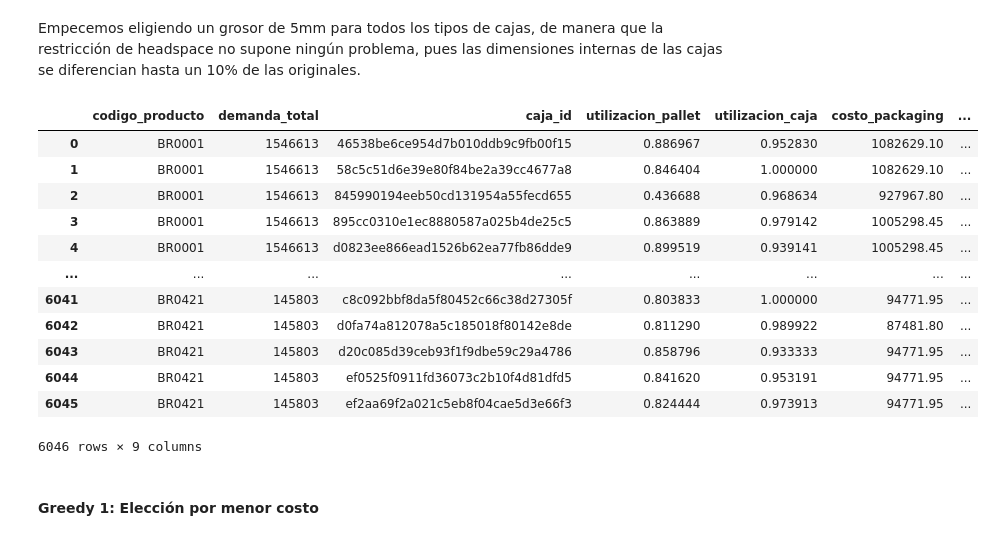
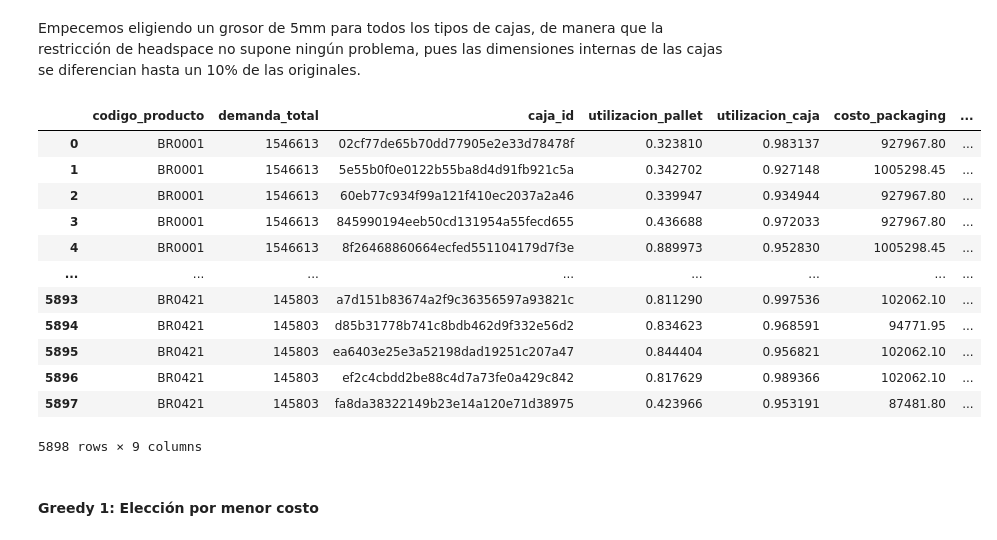
Before and after one commit to demianelnecave/AlixPartners-Competencia-Datos, a Jupyter notebook: 6.greedy.ipynb, the cells around one changed output. Cells and saved outputs as stored; diff of their text form; code cells hidden in the pictures.

Commit message:
arreglo cosas y sumo soluciones

```diff
--- a/6.greedy.ipynb
+++ b/6.greedy.ipynb
@@ -25,7 +25,7 @@ catalogo_productos = pd.read_csv("Datos-finales/catalogo_productos.csv")
 especificaciones_cajas = pd.read_csv("Datos-finales/especificaciones_cajas.csv")
 operaciones_planta = pd.read_csv("Datos-finales/operaciones_planta.csv")
 procurement_cajas = pd.read_csv("Datos-finales/procurement_cajas.csv")
-factibilidad = pd.read_csv("4r.factibilidad.csv")
+factibilidad = pd.read_csv("Factibilidad/factibilidad_5mm.csv")
 # %% [markdown]
 Empecemos guardando los productos y tipos de cajas en listas en el estado actual, para cargarlos luego a las soluciones. Calculamos también las cajas asignables a cada producto en la lista de productos.
 # %%
@@ -104,27 +104,28 @@ def buscar_caja_por_id(id):
 # %%
 solucion_base = Solucion(grosor=5)
 
 for producto in productos:
     for caja_id in producto.cajas_asignables:
         caja = buscar_caja_por_id(caja_id)
-        solucion_base.agregar_asignacion(producto, caja, descuentos=False)
+        asignacion = Asignacion(producto,caja)
+        solucion_base.agregar_asignacion(asignacion, descuentos=False)
 
 solucion_base.exportar_submmit(nombre_csv="1-base_5mm")
 solucion_base.resumen_por_asignacion()
 # %% [output]
 |  | codigo_producto | demanda_total | caja_id | utilizacion_pallet | utilizacion_caja | costo_packaging | ... |
-| 0 | BR0001 | 1546613 | 46538be6ce954d7b010ddb9c9fb00f15 | 0.886967 | 0.952830 | 1082629.10 | ... |
-| 1 | BR0001 | 1546613 | 58c5c51d6e39e80f84be2a39cc4677a8 | 0.846404 | 1.000000 | 1082629.10 | ... |
-| 2 | BR0001 | 1546613 | 845990194eeb50cd131954a55fecd655 | 0.436688 | 0.968634 | 927967.80 | ... |
-| 3 | BR0001 | 1546613 | 895cc0310e1ec8880587a025b4de25c5 | 0.863889 | 0.979142 | 1005298.45 | ... |
-| 4 | BR0001 | 1546613 | d0823ee866ead1526b62ea77fb86dde9 | 0.899519 | 0.939141 | 1005298.45 | ... |
+| 0 | BR0001 | 1546613 | 02cf77de65b70dd77905e2e33d78478f | 0.323810 | 0.983137 | 927967.80 | ... |
+| 1 | BR0001 | 1546613 | 5e55b0f0e0122b55ba8d4d91fb921c5a | 0.342702 | 0.927148 | 1005298.45 | ... |
+| 2 | BR0001 | 1546613 | 60eb77c934f99a121f410ec2037a2a46 | 0.339947 | 0.934944 | 927967.80 | ... |
+| 3 | BR0001 | 1546613 | 845990194eeb50cd131954a55fecd655 | 0.436688 | 0.972033 | 927967.80 | ... |
+| 4 | BR0001 | 1546613 | 8f26468860664ecfed551104179d7f3e | 0.889973 | 0.952830 | 1005298.45 | ... |
 | ... | ... | ... | ... | ... | ... | ... | ... |
-| 6041 | BR0421 | 145803 | c8c092bbf8da5f80452c66c38d27305f | 0.803833 | 1.000000 | 94771.95 | ... |
-| 6042 | BR0421 | 145803 | d0fa74a812078a5c185018f80142e8de | 0.811290 | 0.989922 | 87481.80 | ... |
-| 6043 | BR0421 | 145803 | d20c085d39ceb93f1f9dbe59c29a4786 | 0.858796 | 0.933333 | 94771.95 | ... |
-| 6044 | BR0421 | 145803 | ef0525f0911fd36073c2b10f4d81dfd5 | 0.841620 | 0.953191 | 94771.95 | ... |
-| 6045 | BR0421 | 145803 | ef2aa69f2a021c5eb8f04cae5d3e66f3 | 0.824444 | 0.973913 | 94771.95 | ... |
+| 5893 | BR0421 | 145803 | a7d151b83674a2f9c36356597a93821c | 0.811290 | 0.997536 | 102062.10 | ... |
+| 5894 | BR0421 | 145803 | d85b31778b741c8bdb462d9f332e56d2 | 0.834623 | 0.968591 | 94771.95 | ... |
+| 5895 | BR0421 | 145803 | ea6403e25e3a52198dad19251c207a47 | 0.844404 | 0.956821 | 102062.10 | ... |
+| 5896 | BR0421 | 145803 | ef2c4cbdd2be88c4d7a73fe0a429c842 | 0.817629 | 0.989366 | 102062.10 | ... |
+| 5897 | BR0421 | 145803 | fa8da38322149b23e14a120e71d38975 | 0.423966 | 0.953191 | 87481.80 | ... |
-6046 rows × 9 columns
+5898 rows × 9 columns
 # %% [markdown]
 #### **Greedy 1: Elección por menor costo**
 # %% [markdown]
```
Also changed, not shown: parts of 8 cells of this notebook, 8 other files.
